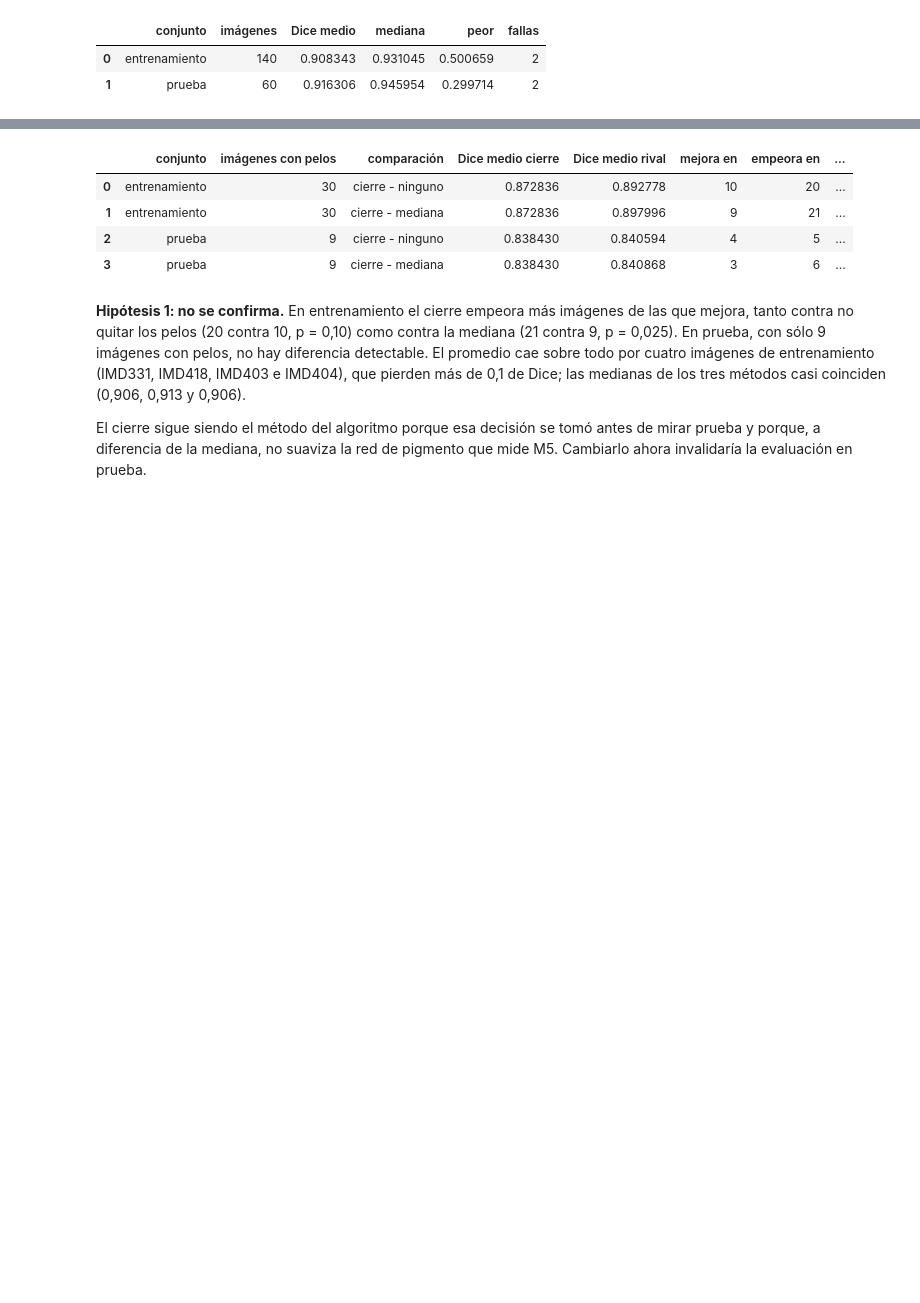
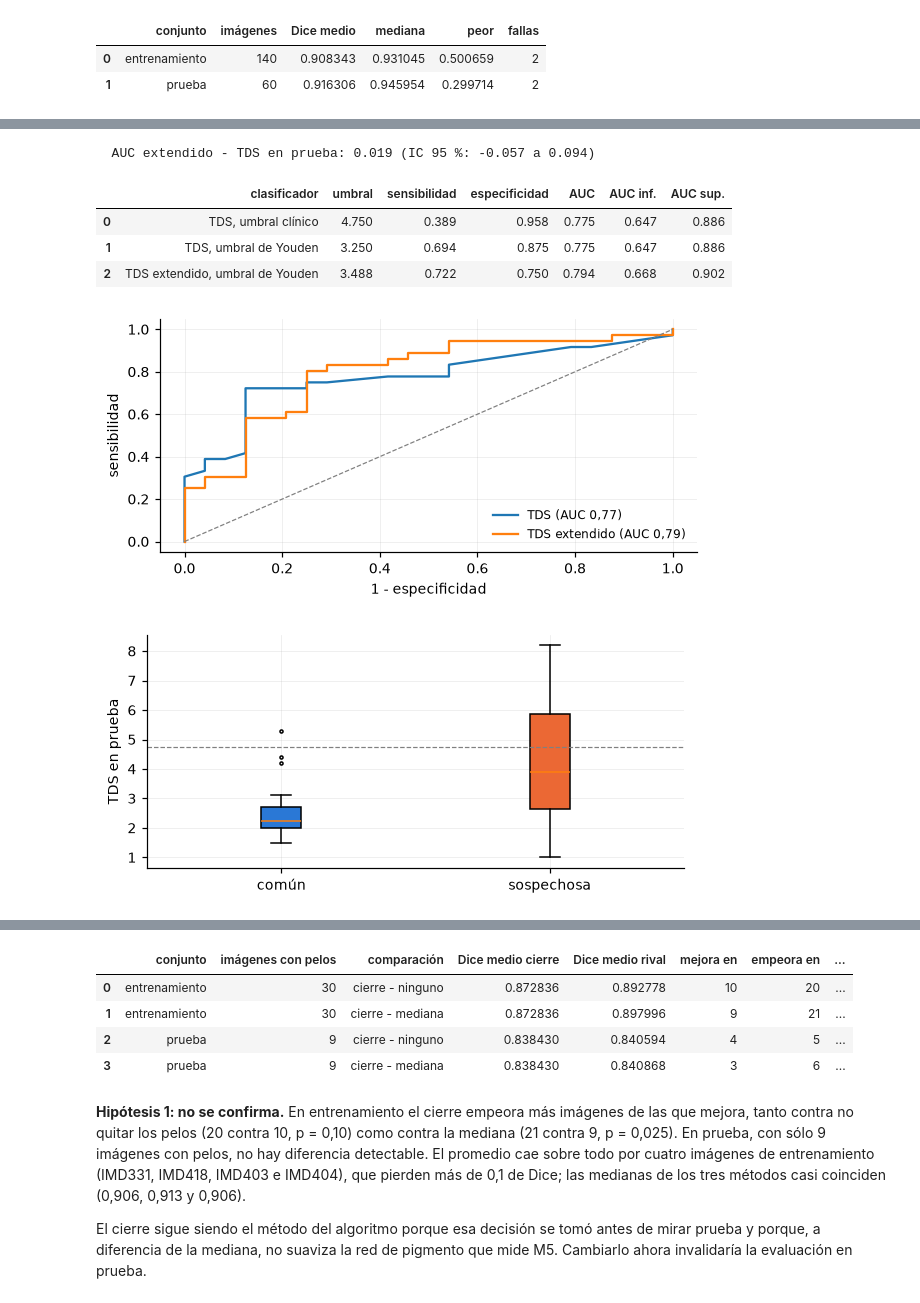
Before and after one commit to facortega/PSIB2026Q2-TPI-Grupo02-CassanoNieto-DElia-Ortega, a Jupyter notebook: modulos/m7_clasificacion_resultados/clasificacion_resultados.ipynb, the cells around one changed output, grey strips where cells are left out. Saved outputs shown, nothing was run; the diff lists cells and outputs as text; code cells hidden in the pictures; blank space fills up the shorter version.

```diff
--- a/modulos/m7_clasificacion_resultados/clasificacion_resultados.ipynb
+++ b/modulos/m7_clasificacion_resultados/clasificacion_resultados.ipynb
@@ -78,0 +46,24 @@ Resumen del método elegido en M3, con el Dice contra la máscara de PH2. Una im
+# %%
+def medidas_extra(caso):
+    """Segmenta la imagen con cada método de pelos y mide el brillo de la lesión.
+
+    Entra: caso   Caso de M0
+    Sale : dict con el Dice de cada método de pelos, la fracción de la imagen marcada como pelo
+           y la mediana del brillo V dentro de la lesión (con el método elegido, el cierre)
+    """
+    salida = {"nombre": caso.nombre}
+    for metodo in mejoramiento.METODOS_PELOS:
+        mejorada, valida, pelos = mejoramiento.mejorar(caso.imagen, metodo)
+        mascara = segmentacion.segmentar(mejorada, valida)
+        salida[f"dice_{metodo}"] = segmentacion.dice(mascara, caso.mascara_ref)
+    # el último de METODOS_PELOS es "cierre", el que usa el algoritmo
+    salida["fraccion_pelos"] = pelos.mean()
+    salida["V_lesion"] = np.median(mejoramiento.a_hsv(mejorada)[..., 2][mascara])
+    return salida
+
+tabla = pc.completar_d(pd.read_csv("../../resultados/caracteristicas.csv", dtype={"nombre": str}))
+extras = pd.DataFrame([medidas_extra(carga_de_datos.cargar_caso(n)) for n in carga_de_datos.nombres("todos")])
+tabla = tabla.merge(extras, on="nombre")
+entrenamiento, prueba = tabla[tabla.conjunto == "entrenamiento"], tabla[tabla.conjunto == "prueba"]
+real_e, real_p = entrenamiento.sospechosa.to_numpy(bool), prueba.sospechosa.to_numpy(bool)
+print(len(entrenamiento), "imágenes de entrenamiento y", len(prueba), "de prueba;", int(real_p.sum()), "sospechosas en prueba")
@@ -88,0 +143,12 @@ resumen
+# %%
+# Los tres clasificadores en prueba, con los umbrales elegidos en entrenamiento
+m7.generar(tabla)
+pd.read_csv("../../informe/tablas/m7_clasificacion.csv").round(3)
+# %% [output]
+  AUC extendido - TDS en prueba: 0.019 (IC 95 %: -0.057 a 0.094)
+|  | clasificador | umbral | sensibilidad | especificidad | AUC | AUC inf. | AUC sup. |
+| 0 | TDS, umbral clínico | 4.750 | 0.389 | 0.958 | 0.775 | 0.647 | 0.886 |
+| 1 | TDS, umbral de Youden | 3.250 | 0.694 | 0.875 | 0.775 | 0.647 | 0.886 |
+| 2 | TDS extendido, umbral de Youden | 3.488 | 0.722 | 0.750 | 0.794 | 0.668 | 0.902 |
+[figure, added]
+[figure, added]
```
Also changed, not shown: parts of 27 cells of this notebook, 3 other files.
